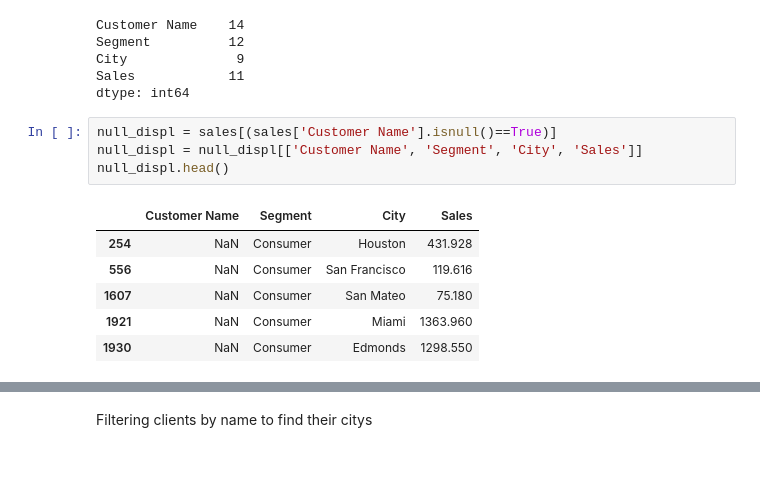
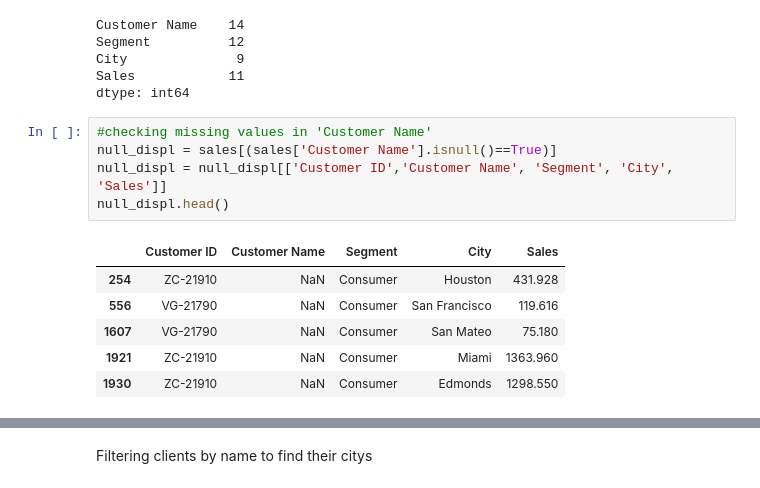
Before and after one commit to EljMorgan/Project3_DataPrep, a Jupyter notebook: Project_main.ipynb, the cells around one changed output, grey strips where cells are left out. Cells and saved outputs as stored; diff of their text form.

```diff
--- a/Project_main.ipynb
+++ b/Project_main.ipynb
@@ -77,13 +61,14 @@ City              9
 Sales            11
 dtype: int64
 # %%
+#checking missing values in 'Customer Name'
 null_displ = sales[(sales['Customer Name'].isnull()==True)]
-null_displ = null_displ[['Customer Name', 'Segment', 'City', 'Sales']]
+null_displ = null_displ[['Customer ID','Customer Name', 'Segment', 'City', 'Sales']]
 null_displ.head()
 # %% [output]
-|  | Customer Name | Segment | City | Sales |
-| 254 | NaN | Consumer | Houston | 431.928 |
-| 556 | NaN | Consumer | San Francisco | 119.616 |
-| 1607 | NaN | Consumer | San Mateo | 75.180 |
-| 1921 | NaN | Consumer | Miami | 1363.960 |
-| 1930 | NaN | Consumer | Edmonds | 1298.550 |
+|  | Customer ID | Customer Name | Segment | City | Sales |
+| 254 | ZC-21910 | NaN | Consumer | Houston | 431.928 |
+| 556 | VG-21790 | NaN | Consumer | San Francisco | 119.616 |
+| 1607 | VG-21790 | NaN | Consumer | San Mateo | 75.180 |
+| 1921 | ZC-21910 | NaN | Consumer | Miami | 1363.960 |
+| 1930 | ZC-21910 | NaN | Consumer | Edmonds | 1298.550 |
```
Also changed, not shown: parts of 32 cells of this notebook.
